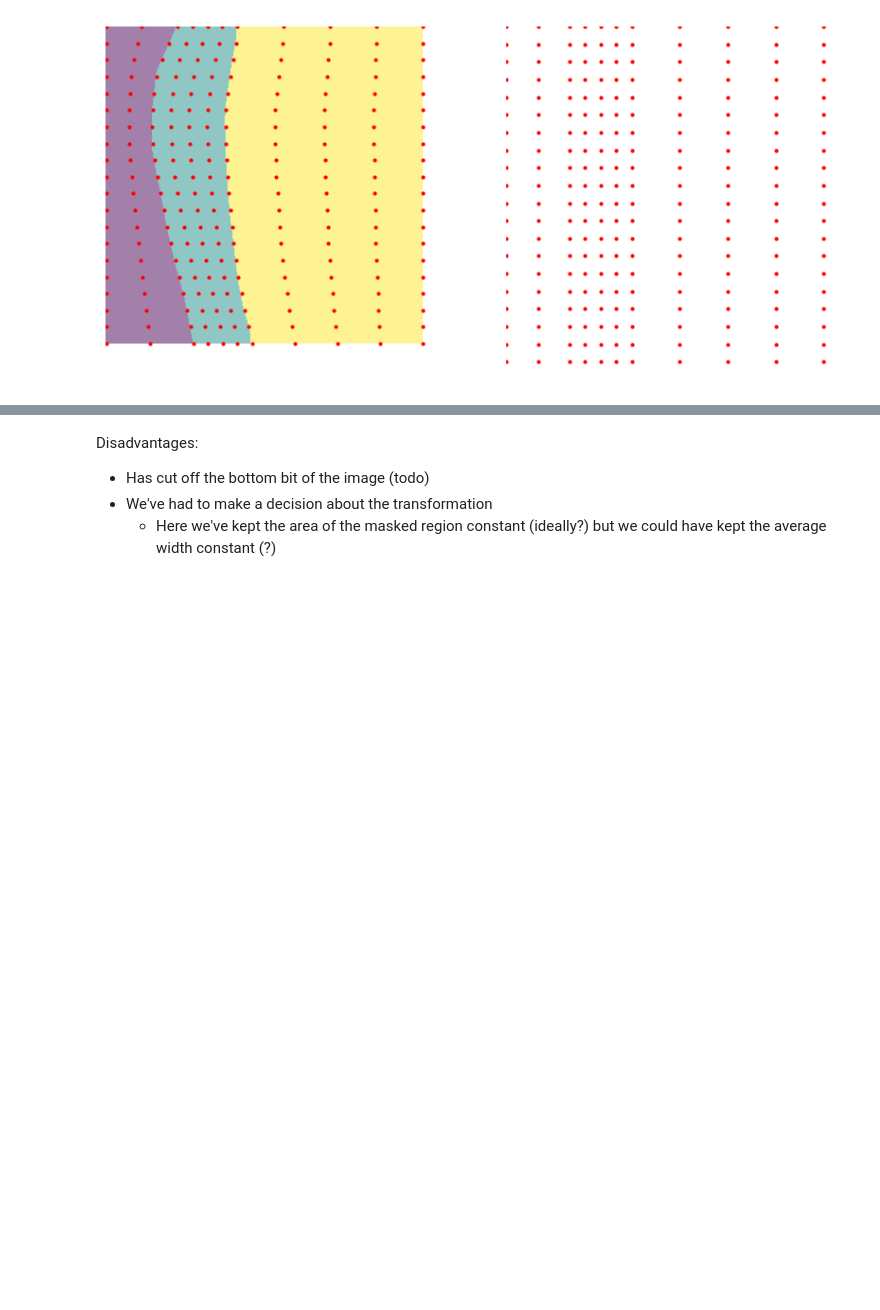
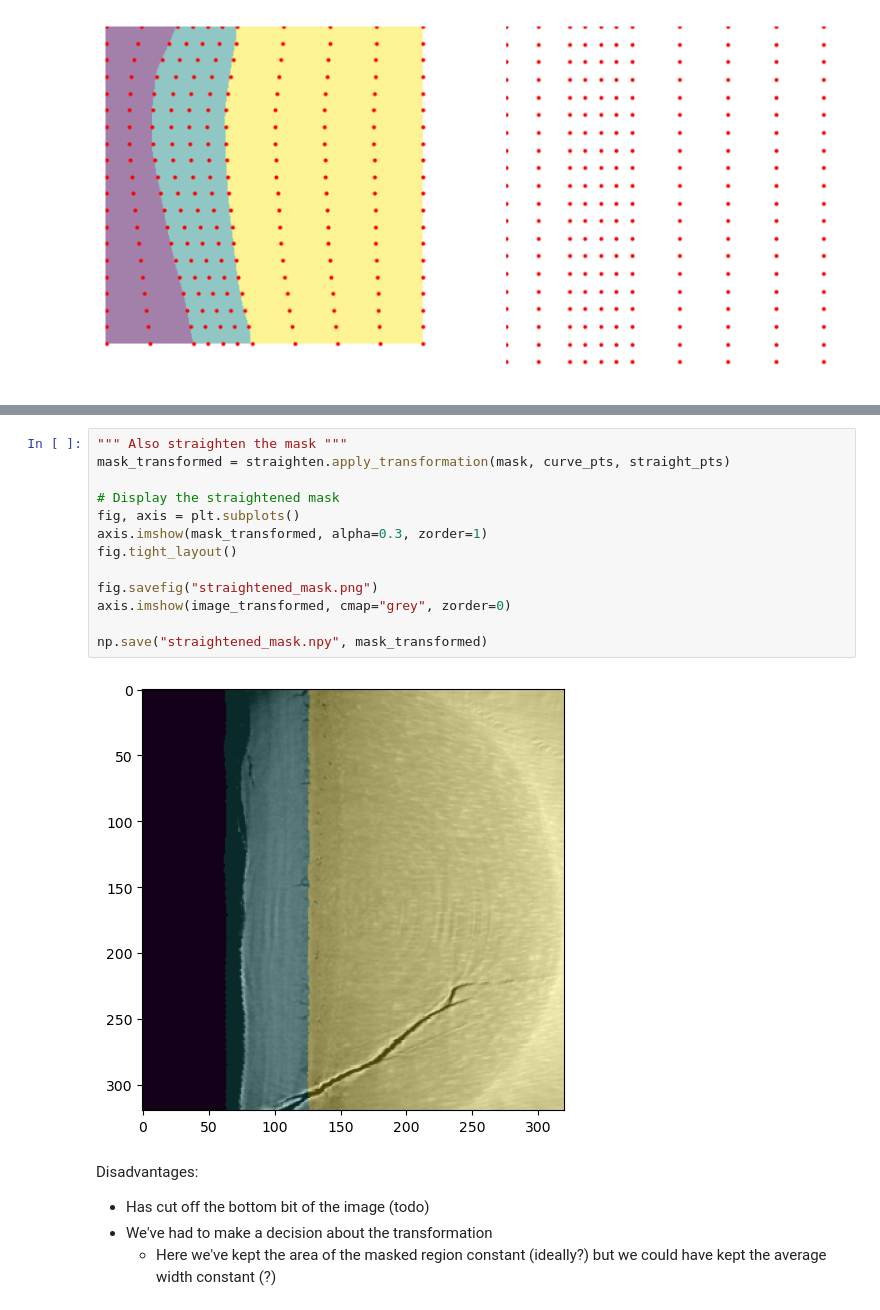
Before and after one commit to JGIBristol/cementum_imaging, a Jupyter notebook: straighten_mesh.ipynb, the cells around one changed output, grey strips where cells are left out. Saved outputs shown, nothing was run; the diff lists cells and outputs as text; blank space fills up the shorter version.

Commit message:
straightened cementum

```diff
--- a/straighten_mesh.ipynb
+++ b/straighten_mesh.ipynb
@@ -74,4 +78,19 @@ axes[1].plot(straight_pts[:, 0], straight_pts[:, 1], **plot_kw)
 [figure]
+# %%
+""" Also straighten the mask """
+mask_transformed = straighten.apply_transformation(mask, curve_pts, straight_pts)
+
+# Display the straightened mask
+fig, axis = plt.subplots()
+axis.imshow(mask_transformed, alpha=0.3, zorder=1)
+fig.tight_layout()
+
+fig.savefig("straightened_mask.png")
+axis.imshow(image_transformed, cmap="grey", zorder=0)
+
+np.save("straightened_mask.npy", mask_transformed)
+# %% [output]
+[figure, added]
 # %% [markdown]
 Disadvantages:
  - Has cut off the bottom bit of the image (todo)
```
Also changed, not shown: parts of 1 cell of this notebook, 1 other file.
